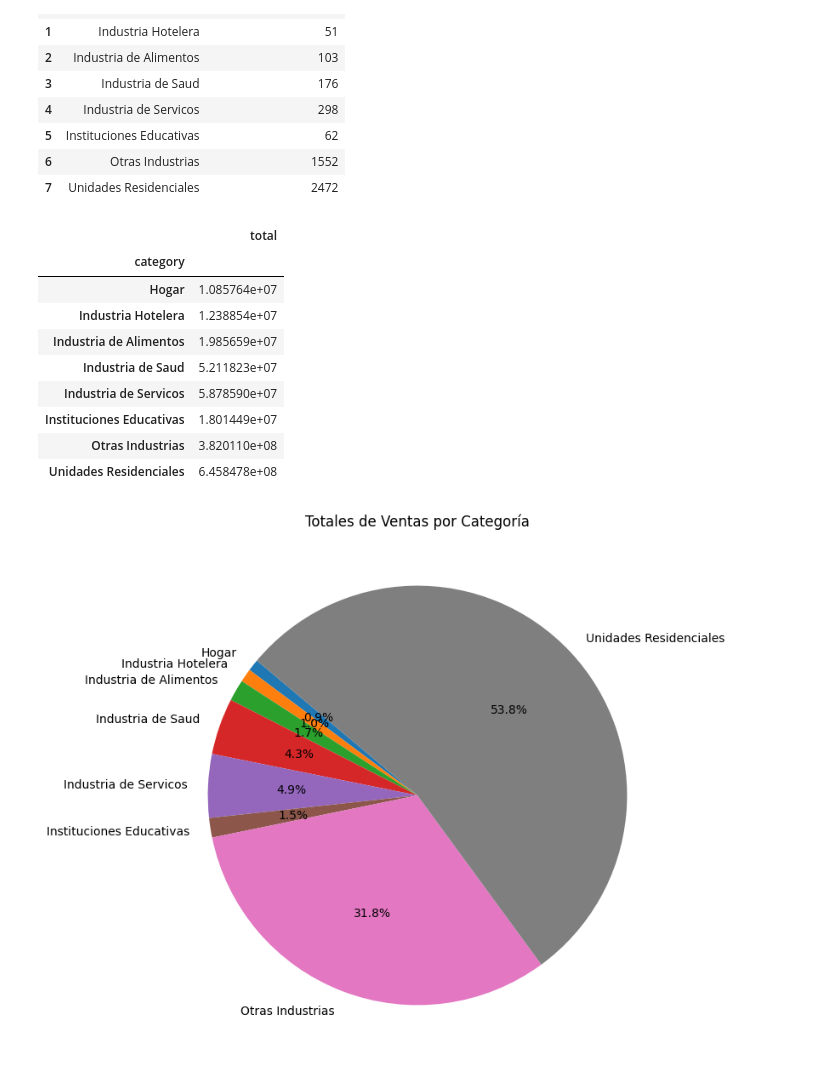
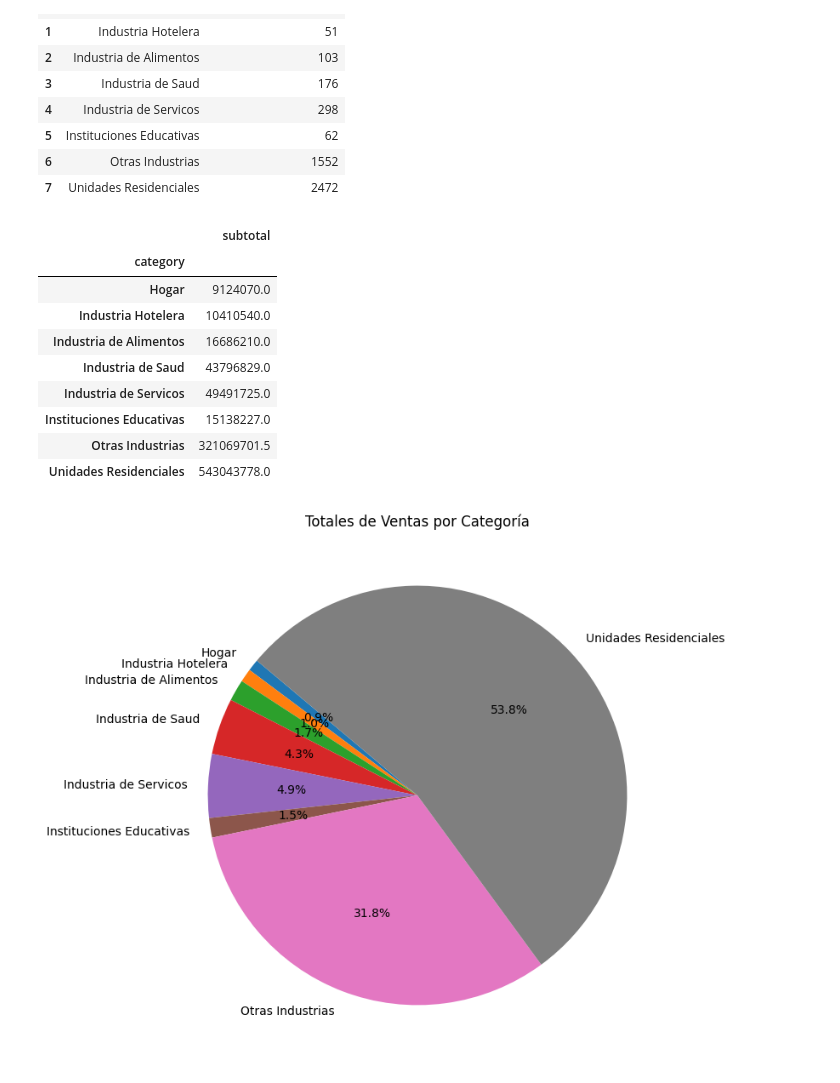
Before and after one commit to estefania312/proyecto_final, a Jupyter notebook: ventasV2.ipynb, the cells around one changed output. Drawn from its saved outputs; the diff is of its cells as text; code cells hidden in the pictures.

```diff
--- a/ventasV2.ipynb
+++ b/ventasV2.ipynb
@@ -508,16 +508,16 @@ df_factura_edav2.groupby(['category']).size().reset_index(name='clientes por cat
 | 6 | Otras Industrias | 1552 |
 | 7 | Unidades Residenciales | 2472 |
 # %%
-df_factura_edav2.groupby(['category']).agg({'total':sum})
+df_factura_edav2.groupby(['category']).agg({'subtotal':sum})
 # %% [output]
-|  | total |
+|  | subtotal |
 | category |  |
-| Hogar | 1.085764e+07 |
-| Industria Hotelera | 1.238854e+07 |
-| Industria de Alimentos | 1.985659e+07 |
-| Industria de Saud | 5.211823e+07 |
-| Industria de Servicos | 5.878590e+07 |
-| Instituciones Educativas | 1.801449e+07 |
-| Otras Industrias | 3.820110e+08 |
-| Unidades Residenciales | 6.458478e+08 |
+| Hogar | 9124070.0 |
+| Industria Hotelera | 10410540.0 |
+| Industria de Alimentos | 16686210.0 |
+| Industria de Saud | 43796829.0 |
+| Industria de Servicos | 49491725.0 |
+| Instituciones Educativas | 15138227.0 |
+| Otras Industrias | 321069701.5 |
+| Unidades Residenciales | 543043778.0 |
 # %%
```
Also changed, not shown: parts of 3 cells of this notebook.
